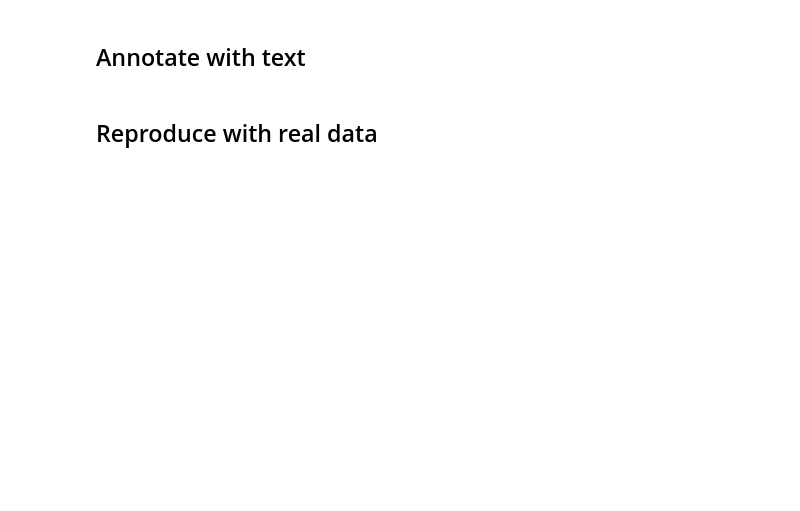
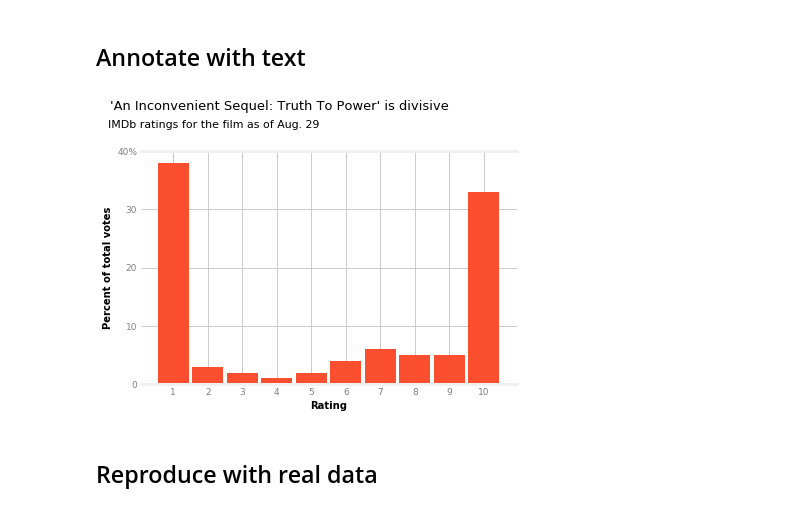
Before and after one commit to bloominstituteoftechnology/DS-Unit-1-Sprint-1-Data-Wrangling-and-Storytelling, a Jupyter notebook: module4-make-explanatory-visualizations/LS_DS_114_Make_Explanatory_Visualizations.ipynb, the cells around one changed output. Cells and saved outputs as stored; diff of their text form; code cells hidden in the pictures; blank space fills up the shorter version.

```diff
--- a/module4-make-explanatory-visualizations/LS_DS_114_Make_Explanatory_Visualizations.ipynb
+++ b/module4-make-explanatory-visualizations/LS_DS_114_Make_Explanatory_Visualizations.ipynb
@@ -370,5 +374,61 @@ fake2.value_counts().sort_index().plot.bar(color='C1', width=0.9);
 # %% [markdown]
 ## Annotate with text
+# %%
+
+# set the style sheet for graphs
+plt.style.use('fivethirtyeight')
+
+
+#creat figure and axes variables
+fig, ax = plt.subplots()
+
+ax.bar(x=[1,2,3,4,5,6,7,8,9,10], height=fake, color ='C1', width=.9)
+
+#figure background
+fig.set_facecolor(color='None')
+
+#axes background
+ax.set_facecolor(color='None')
+
+#fix the grid
+#fix the 'tick marks'
+#fix x ticks
+ax.set_xticks(range(1,11,1))
+
+#fix y ticks
+ax.set_yticks(range(0,50,10))
+
+#set y tick labels
+ax.set_yticklabels([0,10,20,30,'40%'], fontsize=9, alpha=.5)
+
+#set x labels
+ax.set_xticklabels(range(1,11,1), fontsize=9, alpha=.5)
+
+#set x label
+ax.set_xlabel('Rating', fontweight='bold', fontsize=10)
+
+#set y label
+ax.set_ylabel('Percent of total votes', fontweight='bold', fontsize=10)
+
+#set title
+ax.set_title("'An Inconvenient Sequel: Truth To Power' is divisive", fontsize=13, x=.37, y=1.15)
+
+#set subtitle (using the text method and not subtitle on purpose)
+ax.text(s="IMDb ratings for the film as of Aug. 29", y=44, x=-.9, fontsize=11)
+
+
+
+
+#remove left spine
+ax.spines['left'].set_visible(False)
+
+#remove right spine
+ax.spines['right'].set_visible(False)
+
+
+plt.show()
+# %% [output]
+[figure, added]
 # %% [markdown]
 ## Reproduce with real data
 # %%
```
Also changed, not shown: parts of 3 cells of this notebook.
